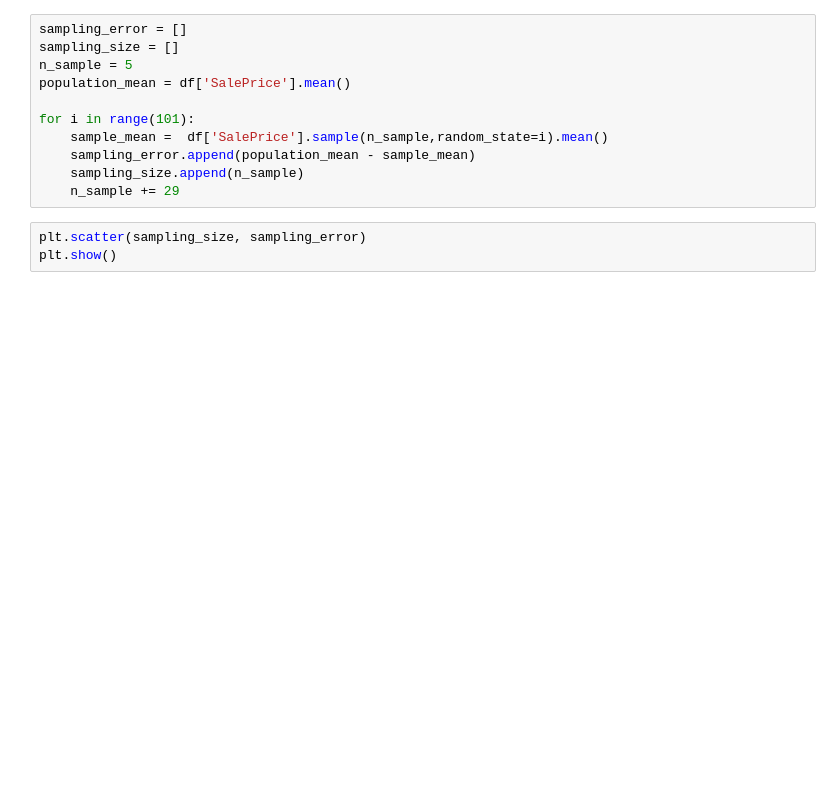
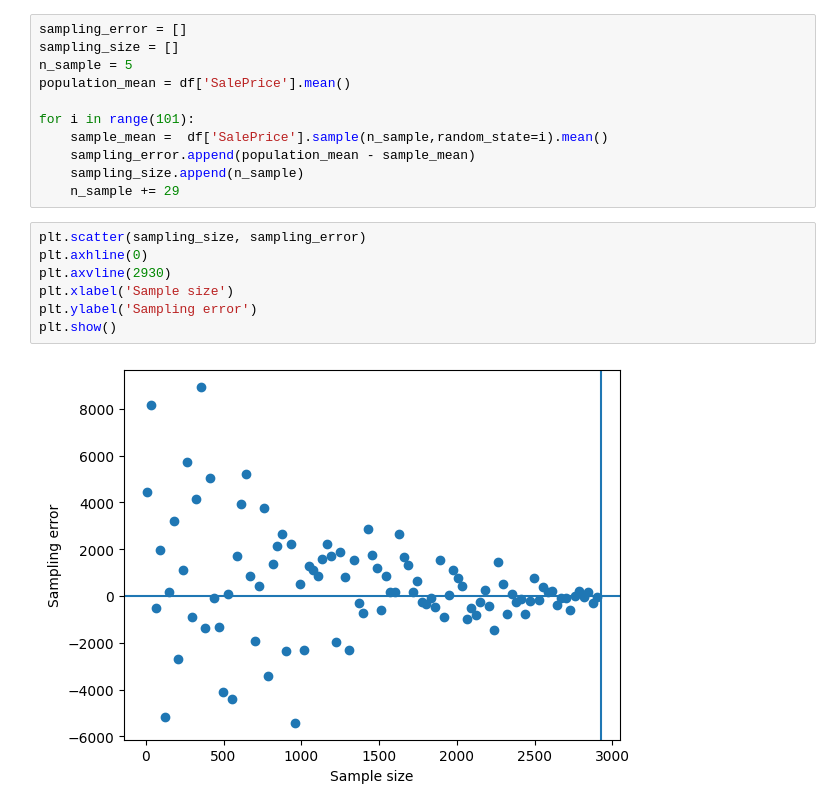
Before and after one commit to dnlsyfq/kaggle_ameshousing, a Jupyter notebook: basic-statistical-analaysis.ipynb, the cells around one changed output. Cells and saved outputs as stored; diff of their text form; blank space fills up the shorter version.

```diff
--- a/basic-statistical-analaysis.ipynb
+++ b/basic-statistical-analaysis.ipynb
@@ -36,4 +52,10 @@ for i in range(101):
     n_sample += 29
 # %%
 plt.scatter(sampling_size, sampling_error)
+plt.axhline(0)
+plt.axvline(2930)
+plt.xlabel('Sample size')
+plt.ylabel('Sampling error')
 plt.show()
+# %% [output]
+[figure, added]
```
Also changed, not shown: parts of 3 cells of this notebook.
